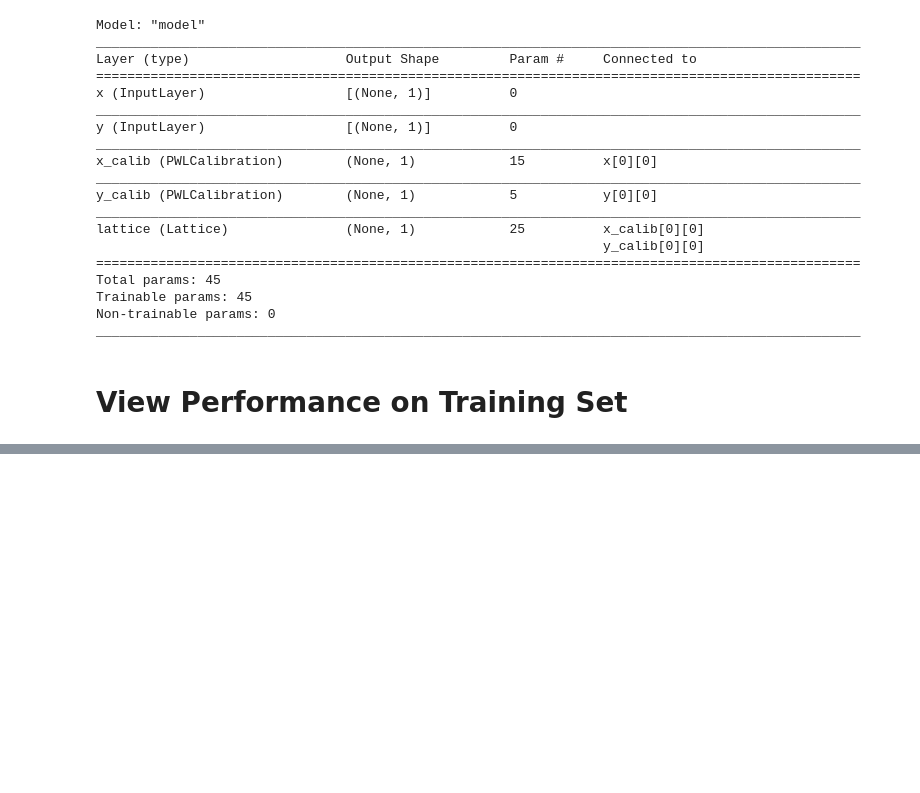
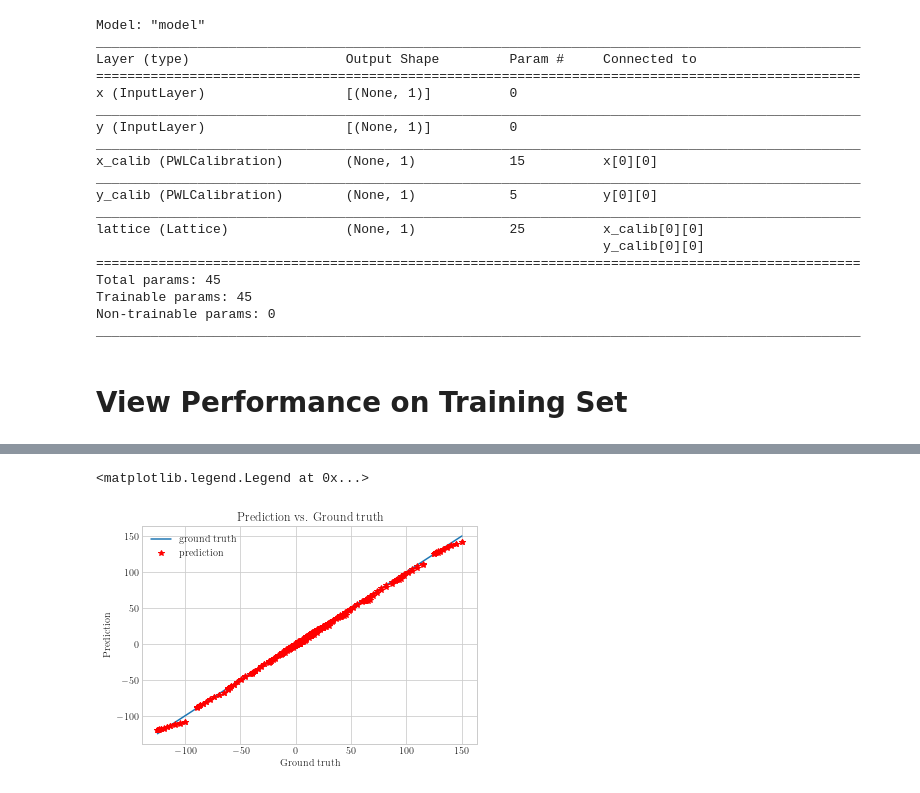
Before and after one commit to nxtruong/TensorFlow-Lattice-Tests, a Jupyter notebook: SimpleLatticeNNTest.ipynb, the cells around one changed output, grey strips where cells are left out. Cells and saved outputs as stored; diff of their text form; code cells hidden in the pictures; blank space fills up the shorter version.

```diff
--- a/SimpleLatticeNNTest.ipynb
+++ b/SimpleLatticeNNTest.ipynb
@@ -277,0 +289,11 @@ ax.plot_surface(gridx, gridy, abs(target-predictions).reshape(gridx.shape))
+# %%
+fig, ax = plt.subplots()
+ax.plot([target.min(), target.max()], [target.min(), target.max()], label='ground truth')
+ax.plot(target, predictions, 'r*', label='prediction')
+ax.set_title('Prediction vs. Ground truth')
+ax.set_xlabel('Ground truth')
+ax.set_ylabel('Prediction')
+ax.legend()
+# %% [output]
+<matplotlib.legend.Legend at 0x...>
+[figure, added]
```
Also changed, not shown: parts of 7 cells of this notebook.
